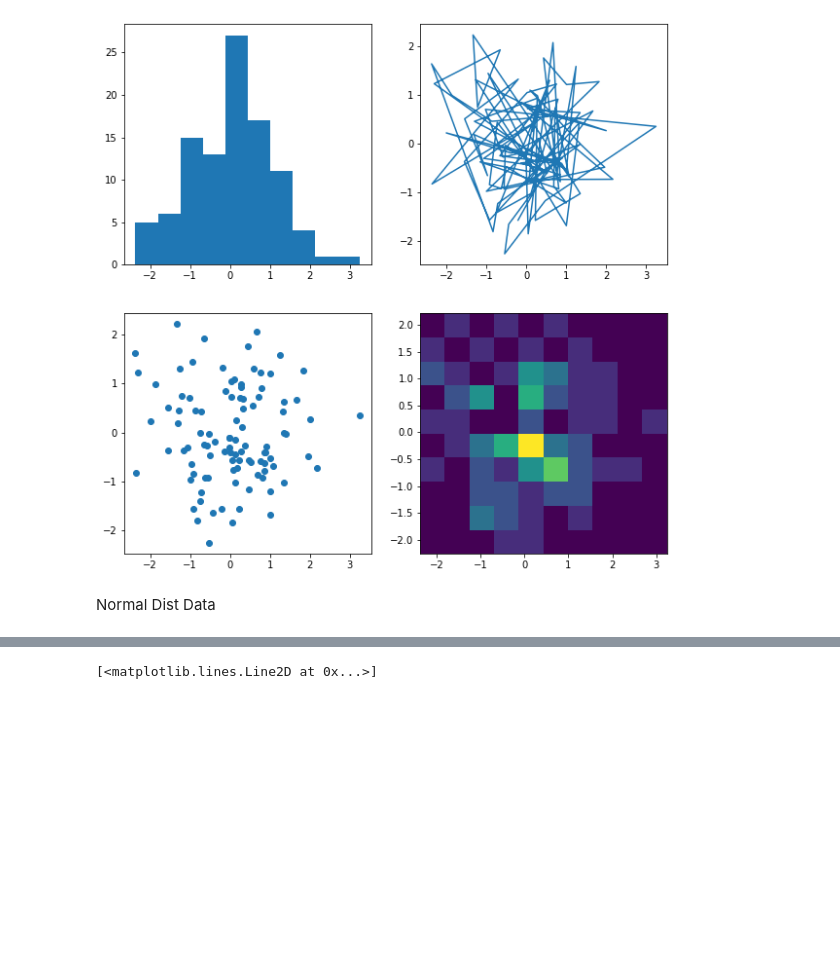
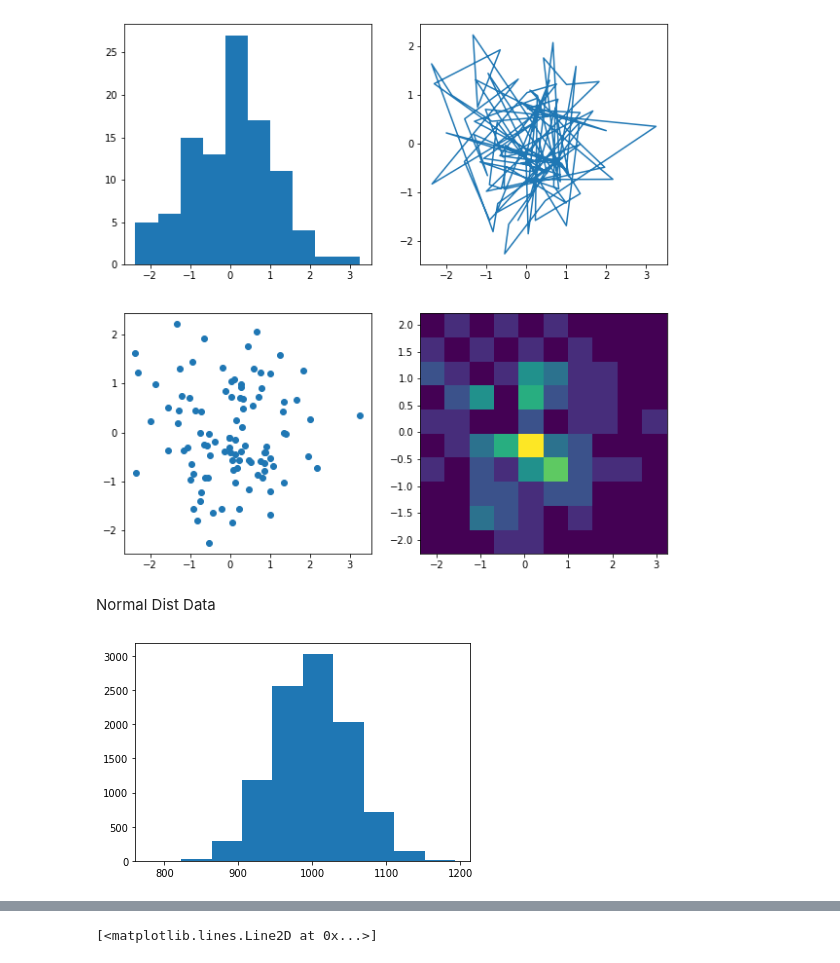
Before and after one commit to skylarsepanek/Stats_Sepanek, a Jupyter notebook: Sepanek_Lab_4.ipynb, the cells around one changed output, grey strips where cells are left out. Cells and saved outputs as stored; diff of their text form; code cells hidden in the pictures; blank space fills up the shorter version.

```diff
--- a/Sepanek_Lab_4.ipynb
+++ b/Sepanek_Lab_4.ipynb
@@ -196,3 +239,9 @@ plt.show()
 [figure]
 # %% [markdown]
 Normal Dist Data
+# %%
+x= 50*np.random.randn(10000)+1000
+# %%
+plt.hist(x);
+# %% [output]
+[figure, added]
```
Also changed, not shown: parts of 31 cells of this notebook.
